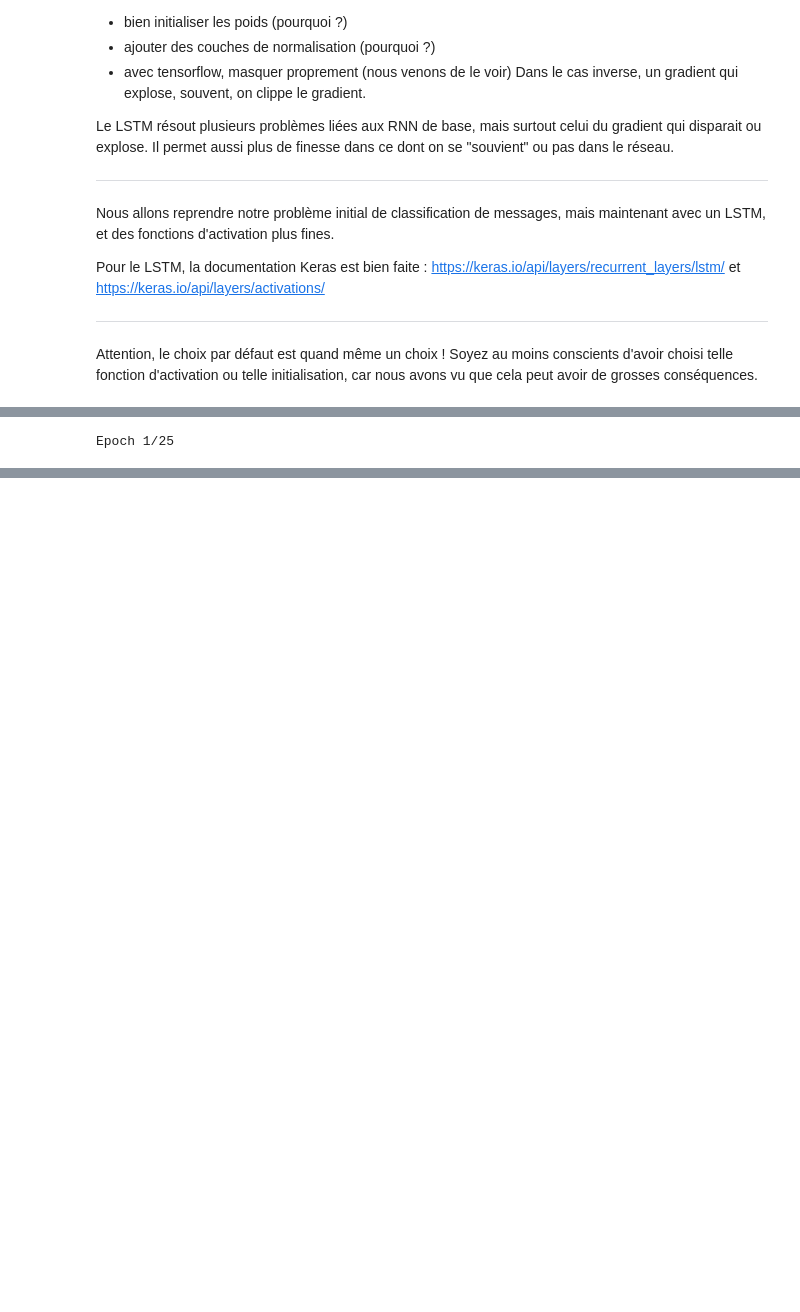
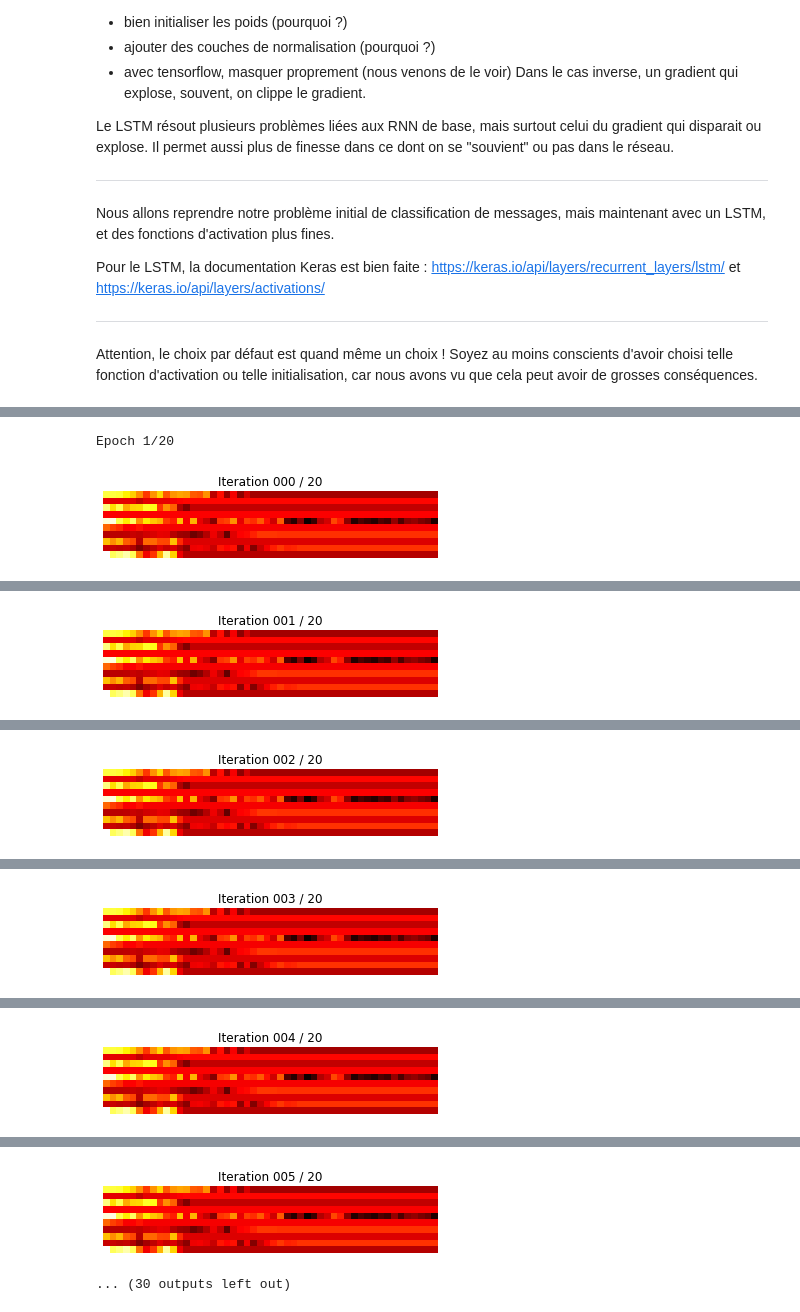
Before and after one commit to CMallart/ateliers-NN, a Jupyter notebook: notebooks/atelier3_SpamOrHam_by_LSTM_attention.ipynb, the cells around one changed output, grey strips where cells are left out. Drawn from its saved outputs; the diff is of its cells as text; code cells hidden in the pictures; blank space fills up the shorter version.

```diff
--- a/notebooks/atelier3_SpamOrHam_by_LSTM_attention.ipynb
+++ b/notebooks/atelier3_SpamOrHam_by_LSTM_attention.ipynb
@@ -686,7 +715,7 @@ Non-trainable params: 0
 __________________________________________________________________________________________________
 # %%
 #model for attention weights, share the exact same layers as our main model
-a_w_model = Model(inputs= model_att.inputs, outputs = model_att.get_layer("attention").output)
+a_w_model = Model(inputs= model_att.inputs, outputs = model_att.get_layer("attention_weights").output)
 # %%
 from tensorflow.keras.callbacks import Callback
 
@@ -696,12 +725,13 @@ from tensorflow.keras.callbacks import Callback
 #it suffices to get the output of the visu model to get the attention weights of the trained model
 
 class VisualiseAttentionMap(Callback):
-    def __init__(self, attention_weights_model, x_test, output_dir=None):
+    def __init__(self, attention_weights_model, x_test, max_epochs, output_dir=None):
         super(Callback, self).__init__()
         self.visu_model = attention_weights_model
         # best_weights to store the weights at which the minimum loss occurs.
         self.x_test = x_test
         self.output_dir = output_dir
+        self.max_epoch = max_epochs
 
     def on_epoch_end(self, epoch, logs=None):
         attention_map = self.visu_model.predict(self.x_test)
@@ -710,26 +740,28 @@ class VisualiseAttentionMap(Callback):
         # bottom is ground truth.
         #plt.imshow(np.concatenate([attention_map, x_test_mask]), cmap='hot')
 
-        print(attention_map)
-
         plt.imshow(attention_map, cmap='hot')
 
         iteration_no = str(epoch).zfill(3)
         plt.axis('off')
-        plt.title(f'Iteration {iteration_no} / {max_epoch}')
+        plt.title(f'Iteration {iteration_no} / {self.max_epoch}')
         if self.output_dir is not None :
           if not os.path.exists(self.output_dir):
             os.makedirs(self.output_dir)
           plt.savefig(f'{output_dir}/epoch_{iteration_no}.png')
         plt.show()
 # %%
-epochs = 25
-batch_size = 16
-optim = Adam()
+epochs = 20
+batch_size = 128
+optim = Adam(clipnorm=1)
 model_att.compile(optimizer=optim,loss="binary_crossentropy", metrics = ["binary_accuracy"])
 
 history = History()
-#attmap = VisualiseAttentionMap(a_w_model, x_test=X_train[0:10])
-model_att.fit(X_train, y_train, epochs =epochs, batch_size=128, verbose = 1, validation_split=0.2)
+#earlyStop = EarlyStopping(monitor = "val_binary_accuracy", patience = 4, restore_best_weights=True)
+attmap = VisualiseAttentionMap(a_w_model, X_train[0:10], epochs)
+
+model_att.fit(X_train, y_train, epochs =epochs, batch_size=128, verbose = 1, validation_split=0.2,
+              callbacks =[history, attmap])
 # %% [output]
-Epoch 1/25
+Epoch 1/20
+[figure, added]
@@ -736,0 +770 @@ ValueError: ignored
+[figure, added]
@@ -736,0 +773 @@ ValueError: ignored
+[figure, added]
@@ -736,0 +776 @@ ValueError: ignored
+[figure, added]
@@ -736,0 +779 @@ ValueError: ignored
+[figure, added]
@@ -736,0 +782,2 @@ ValueError: ignored
+[figure, added]
+... (30 outputs left out)
```
Also changed, not shown: parts of 18 cells of this notebook.
